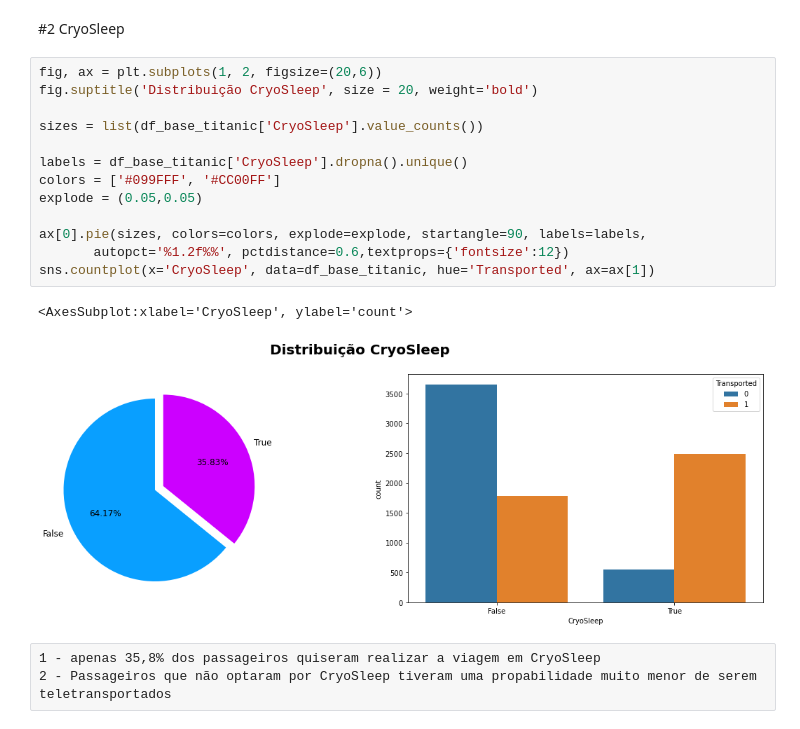
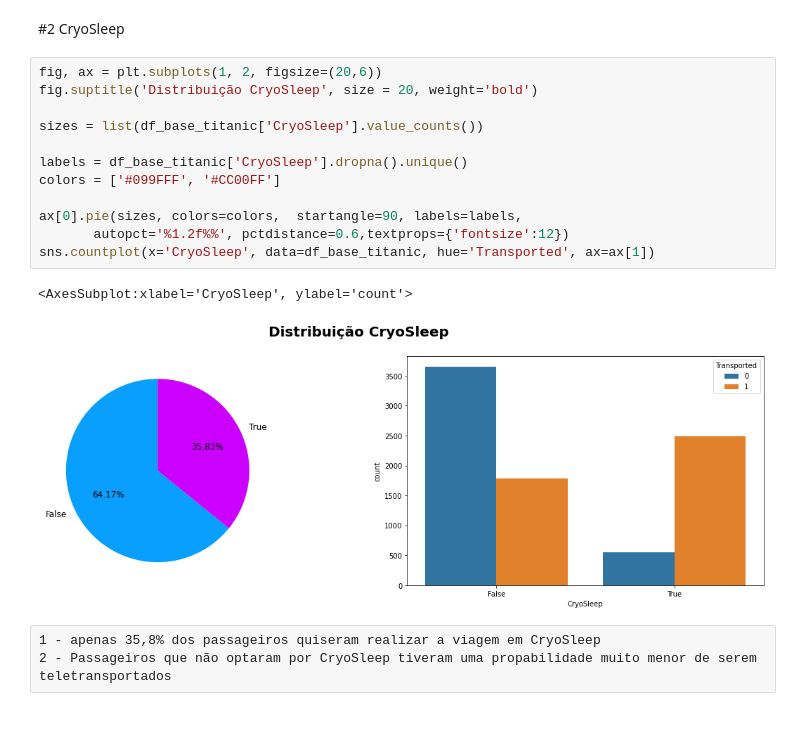
Before and after one commit to vitorbronde/Kaggle.New_Titanic, a Jupyter notebook: New_Titanic.ipynb, the cells around one changed output. Saved outputs shown, nothing was run; the diff lists cells and outputs as text.

```diff
--- a/New_Titanic.ipynb
+++ b/New_Titanic.ipynb
@@ -155,19 +155,18 @@ df_base_titanic.HomePlanet = most_imputer.fit_transform(df_base_titanic[['HomePl
 # %%
 fig, ax = plt.subplots(1, 2, figsize=(20,6))
 fig.suptitle('Distribuição CryoSleep', size = 20, weight='bold')
 
 sizes = list(df_base_titanic['CryoSleep'].value_counts())
 
 labels = df_base_titanic['CryoSleep'].dropna().unique()
 colors = ['#099FFF', '#CC00FF']
-explode = (0.05,0.05)
 
-ax[0].pie(sizes, colors=colors, explode=explode, startangle=90, labels=labels,
+ax[0].pie(sizes, colors=colors,  startangle=90, labels=labels,
        autopct='%1.2f%%', pctdistance=0.6,textprops={'fontsize':12})
 sns.countplot(x='CryoSleep', data=df_base_titanic, hue='Transported', ax=ax[1])
 # %% [output]
 <AxesSubplot:xlabel='CryoSleep', ylabel='count'>
-[figure, old version]
+[figure, new version]
 # %% [raw]
 1 - apenas 35,8% dos passageiros quiseram realizar a viagem em CryoSleep
 2 - Passageiros que não optaram por CryoSleep tiveram uma propabilidade muito menor de serem teletransportados
```
Also changed, not shown: parts of 37 cells of this notebook.
